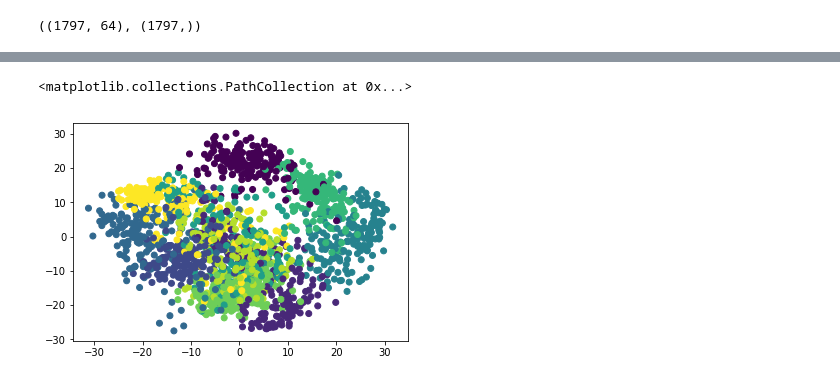
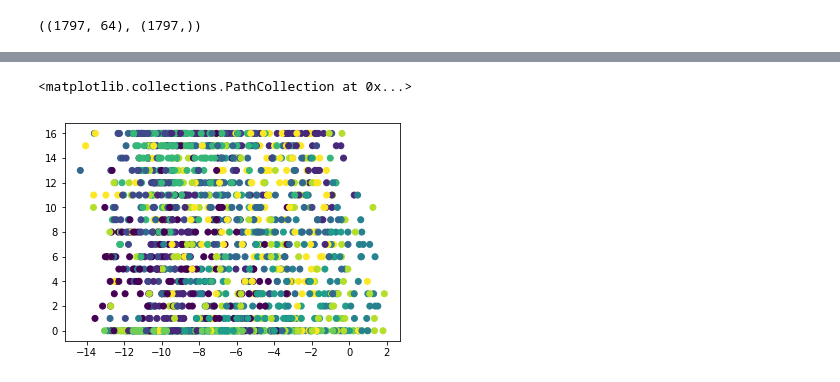
Before and after one commit to adityajn105/Al-Algos-from-Scratch, a Jupyter notebook: Principle Component Analysis/PCA.ipynb, the cells around one changed output, grey strips where cells are left out. Cells and saved outputs as stored; diff of their text form; code cells hidden in the pictures.

```diff
--- a/Principle Component Analysis/PCA.ipynb
+++ b/Principle Component Analysis/PCA.ipynb
@@ -67,7 +81,7 @@ import matplotlib.pyplot as plt
 # %%
 def covariance(X):
     x = X - X.mean(axis=0)
-    return np.dot(x.T,x) / len(X)
+    return np.dot(x.T,x)/len(x)
 # %%
 from sklearn.datasets import load_digits
 data =  load_digits()
@@ -76,10 +90,4 @@ X.shape,y.shape
 # %% [output]
 ((1797, 64), (1797,))
-# %%
-X = np.array( [[90,60,90],
-               [90,90,30],
-               [60,60,60],
-               [60,60,90],
-               [30,30,30]] )
 # %%
 cov_mat = covariance(X)
@@ -122,4 +99,4 @@ values, vectors
 # %%
-k = 2
-comp_index = np.argsort(values)[-k:]
-top_components = vectors[comp_index]
+k=2
+args = np.argsort(values)[-k:]
+args
@@ -143,0 +105,3 @@ array([[ -1.25946847,  21.27488304],
+# %%
+X_pca = np.dot( X, vectors[args].T )
+X_pca.shape
@@ -144,5 +120,5 @@ array([[ -1.25946847,  21.27488304],
 # %%
-plt.scatter( Xb[:,0], Xb[:,1], c=y )
+plt.scatter(X_pca[:,0],X_pca[:,1],c=y)
 # %% [output]
 <matplotlib.collections.PathCollection at 0x...>
-[figure, old version]
+[figure, new version]
```
Also changed, not shown: parts of 11 cells of this notebook.
